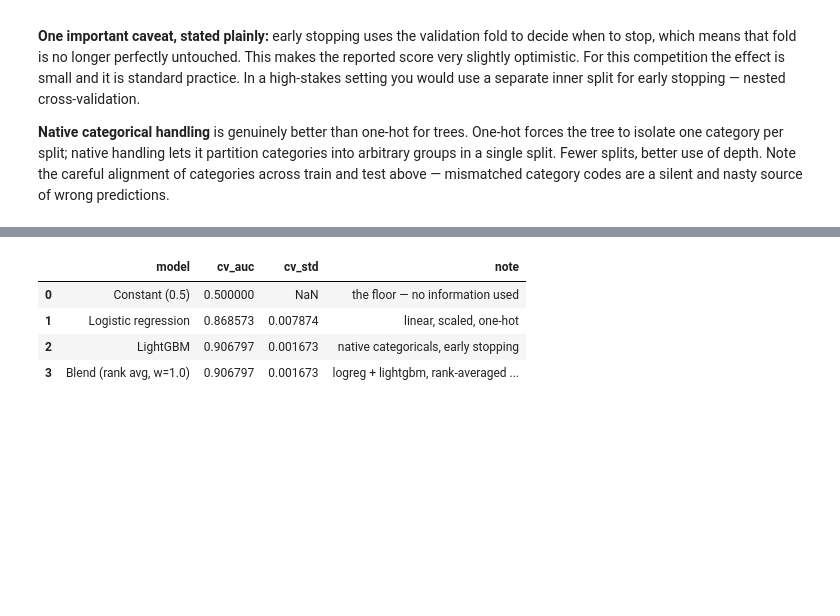
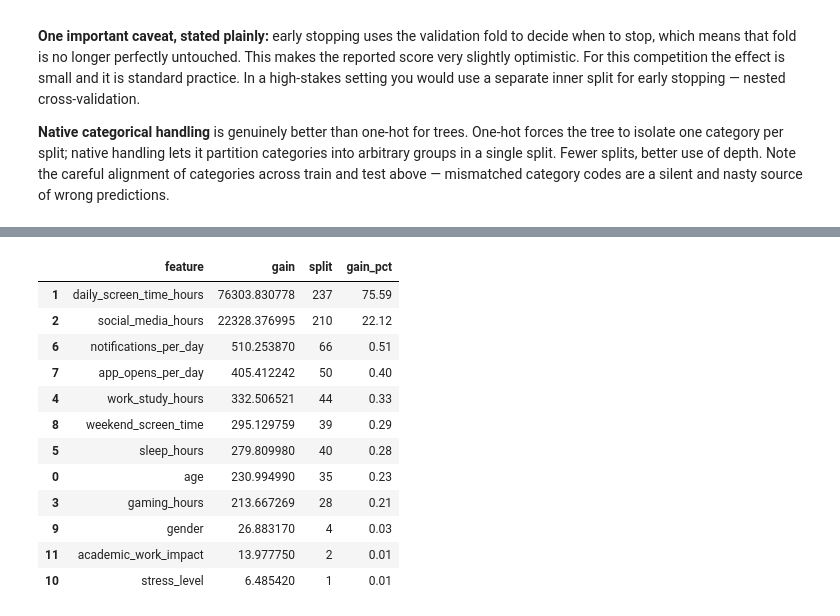
Before and after one commit to EAniwa/kaggle-s6e8-smartphone-addiction, a Jupyter notebook: build/executed.ipynb, the cells around one changed output, grey strips where cells are left out. Drawn from its saved outputs; the diff is of its cells as text; code cells hidden in the pictures; blank space fills up the shorter version.

```diff
--- a/build/executed.ipynb
+++ b/build/executed.ipynb
@@ -1492,48 +1556,28 @@ predictions and a faster pipeline. Do verify this with a CV run rather than assu
 # %%
-from scipy.stats import rankdata
+# Guard against a degenerate model if early stopping fired very early on some fold.
+final_n = max(50, int(np.mean(best_iters)))
+final_lgb = lgb.LGBMClassifier(**{**lgb_params, "n_estimators": final_n})
+print(f"Refitting on all training data with n_estimators={final_n}")
+final_lgb.fit(X_gbm, y)
 
-# Rank-normalise WITHIN EACH FOLD. Fold models can output probabilities on
-# different scales (see Section 16); ranking inside the fold removes that,
-# so the two models are combined on genuinely equal footing everywhere.
-def rank_by_fold(oof, cv, X, y):
-    out = np.zeros_like(oof, dtype=float)
-    for _, va in cv.split(X, y):
-        out[va] = rankdata(oof[va]) / len(va)
-    return out
+imp = pd.DataFrame({
+    "feature": X_gbm.columns,
+    "gain": final_lgb.booster_.feature_importance(importance_type="gain"),
+    "split": final_lgb.booster_.feature_importance(importance_type="split"),
+}).sort_values("gain", ascending=False)
+imp["gain_pct"] = (imp["gain"] / imp["gain"].sum() * 100).round(2)
 
-lr_r = rank_by_fold(oof_lr, cv, X, y)
-lgb_r = rank_by_fold(oof_lgb, cv, X, y)
+display(imp.head(20))
 
-corr_rank = np.corrcoef(lr_r, lgb_r)[0, 1]
-print(f"correlation between the two models' RANKS: {corr_rank:.4f}")
-print("Lower correlation => more diversity => more to gain from blending.\n")
+top = imp.head(20).iloc[::-1]
+fig, ax = plt.subplots(figsize=(8, max(4, 0.34 * len(top))))
+ax.barh(top["feature"], top["gain"], color="#55A868")
+ax.set_xlabel("importance (gain)")
+ax.set_title("LightGBM feature importance — top 20 by gain")
+ax.spines[["top", "right"]].set_visible(False)
+plt.tight_layout()
+plt.show()
 
-# Score every candidate weight with the SAME metric used everywhere else,
-# so the blend row is directly comparable to the other scoreboard rows.
-print(f"{'weight on LGBM':>15} {'fold-mean AUC':>15}")
-print("-" * 32)
-best_w, best_auc, best_std = None, -1.0, None
-for w in np.arange(0, 1.01, 0.1):
-    cand = (1 - w) * lr_r + w * lgb_r
-    m, sd = fold_auc_mean(cand, y, cv, X)
-    flag = ""
-    if m > best_auc:
-        best_auc, best_std, best_w, flag = m, sd, w, "  <-- best so far"
-    print(f"{w:>15.1f} {m:>15.5f}{flag}")
-
-oof_blend = (1 - best_w) * lr_r + best_w * lgb_r
-
-# Test predictions are fold-averages already, so a single global rank is correct.
-test_blend = ((1 - best_w) * rankdata(test_lr) / len(test_lr)
-              + best_w * rankdata(test_lgb) / len(test_lgb))
-
-gain = best_auc - lgb_mean
-print(f"\nBest weight on LightGBM: {best_w:.1f}  ->  fold-mean AUC {best_auc:.5f}")
-print(f"  LightGBM alone : {lgb_mean:.5f}")
-print(f"  Gain from blend: {gain:+.5f}   (fold noise +/- {lgb_std:.5f})")
-print("  VERDICT:", "blend wins" if gain > lgb_std else
-      "gain is within fold noise — prefer the simpler single model")
-
-display(record(f"Blend (rank avg, w={best_w:.1f})", best_auc, best_std,
-               "logreg + lightgbm, rank-averaged per fold"))
+zero_gain = imp[imp["gain"] == 0]["feature"].tolist()
+print(f"Features the model never used: {zero_gain if zero_gain else 'none'}")
 # %% [output]
@@ -1557,5 +1585,13 @@ Best weight on LightGBM: 1.0  ->  fold-mean AUC 0.90680
-|  | model | cv_auc | cv_std | note |
-| 0 | Constant (0.5) | 0.500000 | NaN | the floor — no information used |
-| 1 | Logistic regression | 0.868573 | 0.007874 | linear, scaled, one-hot |
-| 2 | LightGBM | 0.906797 | 0.001673 | native categoricals, early stopping |
-| 3 | Blend (rank avg, w=1.0) | 0.906797 | 0.001673 | logreg + lightgbm, rank-averaged ... |
+|  | feature | gain | split | gain_pct |
+| 1 | daily_screen_time_hours | 76303.830778 | 237 | 75.59 |
+| 2 | social_media_hours | 22328.376995 | 210 | 22.12 |
+| 6 | notifications_per_day | 510.253870 | 66 | 0.51 |
+| 7 | app_opens_per_day | 405.412242 | 50 | 0.40 |
+| 4 | work_study_hours | 332.506521 | 44 | 0.33 |
+| 8 | weekend_screen_time | 295.129759 | 39 | 0.29 |
+| 5 | sleep_hours | 279.809980 | 40 | 0.28 |
+| 0 | age | 230.994990 | 35 | 0.23 |
+| 3 | gaming_hours | 213.667269 | 28 | 0.21 |
+| 9 | gender | 26.883170 | 4 | 0.03 |
+| 11 | academic_work_impact | 13.977750 | 2 | 0.01 |
+| 10 | stress_level | 6.485420 | 1 | 0.01 |
```
Also changed, not shown: parts of 33 cells of this notebook, 12 other files.
